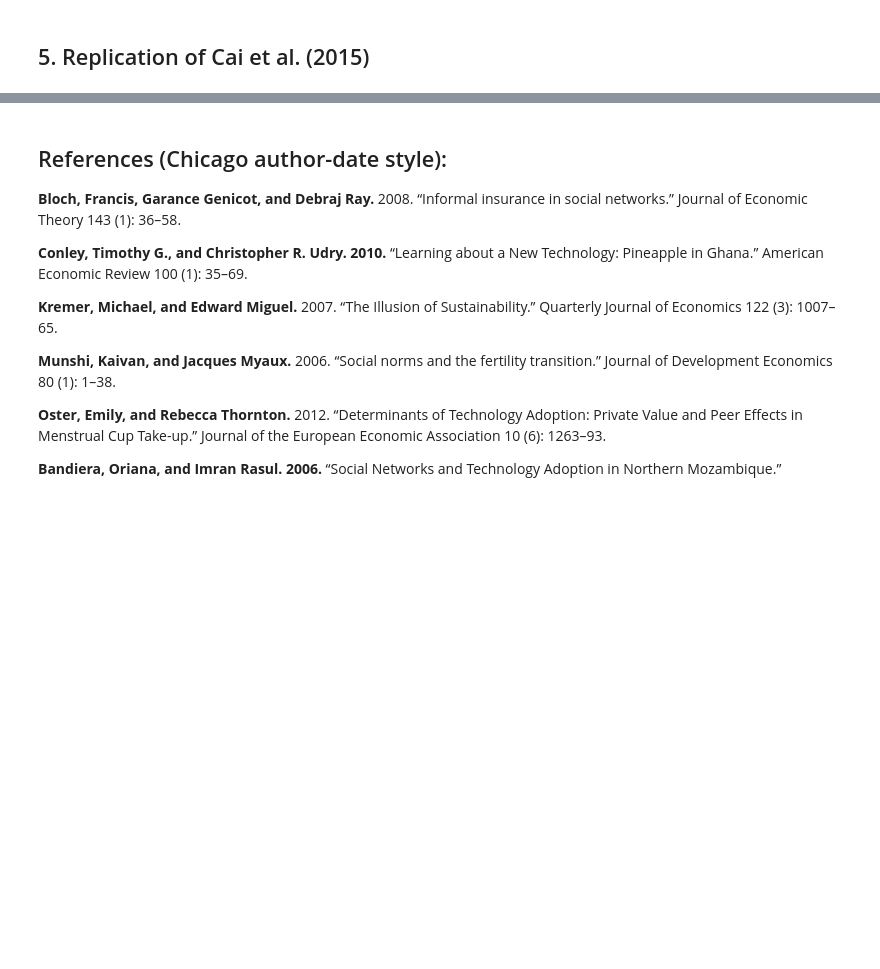
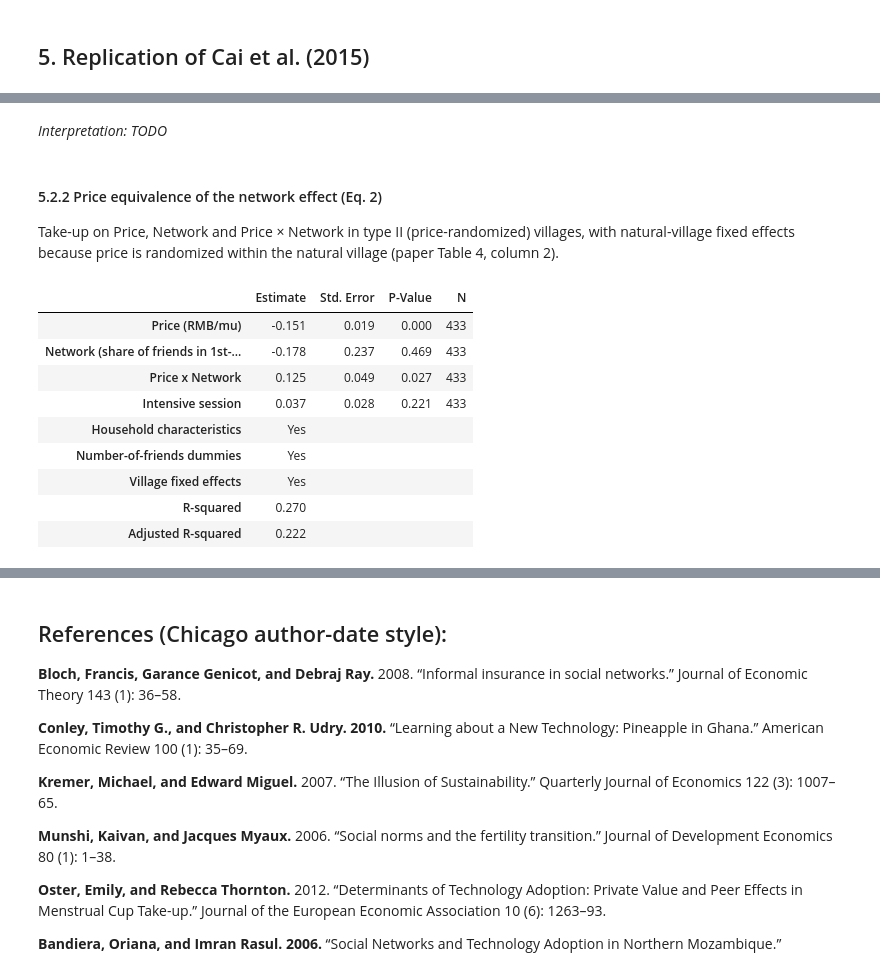
Before and after one commit to hn1802-uw/Social-Networks-and-the-Decision-to-Insure, a Jupyter notebook: project.ipynb, the cells around one changed output, grey strips where cells are left out. Drawn from its saved outputs; the diff is of its cells as text; code cells hidden in the pictures; blank space fills up the shorter version.

```diff
--- a/project.ipynb
+++ b/project.ipynb
@@ -183,0 +309,4 @@ We use Two-Stages Least Squares (2SLS) here since our peer's take-up (`TakeupRat
+# %%
+# Check price randomization
+price = load_price_data()
+price_balance_table(price)
@@ -183,0 +349,20 @@ We use Two-Stages Least Squares (2SLS) here since our peer's take-up (`TakeupRat
+# %% [markdown]
+*Interpretation: TODO*
+# %% [markdown]
+#### 5.2.2 Price equivalence of the network effect (Eq. 2)
+
+Take-up on Price, Network and Price × Network in type II (price-randomized) villages, with natural-village fixed effects because price is randomized within the natural village (paper Table 4, column 2).
+# %%
+fit_eq2 = eq2_price_model(price)
+style_table(regression_table(fit_eq2))
+# %% [output]
+|  | Estimate | Std. Error | P-Value | N |
+| Price (RMB/mu) | -0.151 | 0.019 | 0.000 | 433 |
+| Network (share of friends in 1st-... | -0.178 | 0.237 | 0.469 | 433 |
+| Price x Network | 0.125 | 0.049 | 0.027 | 433 |
+| Intensive session | 0.037 | 0.028 | 0.221 | 433 |
+| Household characteristics | Yes |  |  |  |
+| Number-of-friends dummies | Yes |  |  |  |
+| Village fixed effects | Yes |  |  |  |
+| R-squared | 0.270 |  |  |  |
+| Adjusted R-squared | 0.222 |  |  |  |
```
Also changed, not shown: parts of 22 cells of this notebook, 9 other files.
